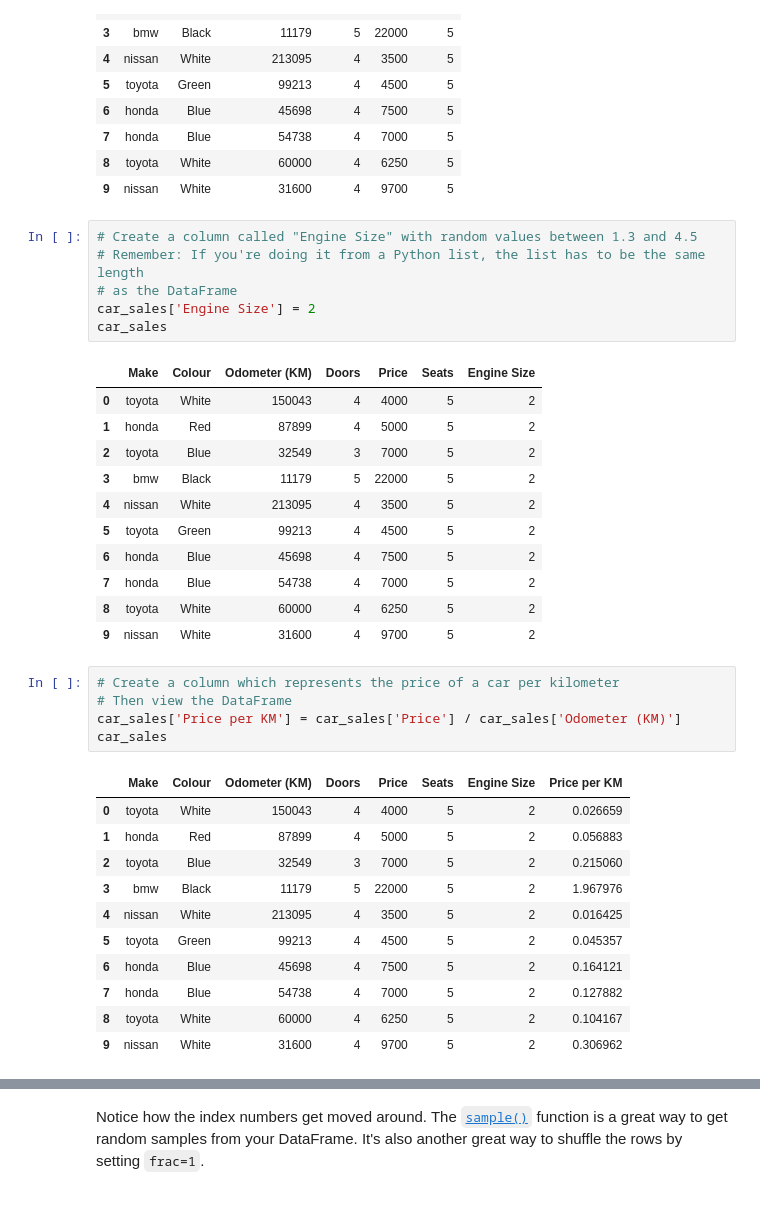
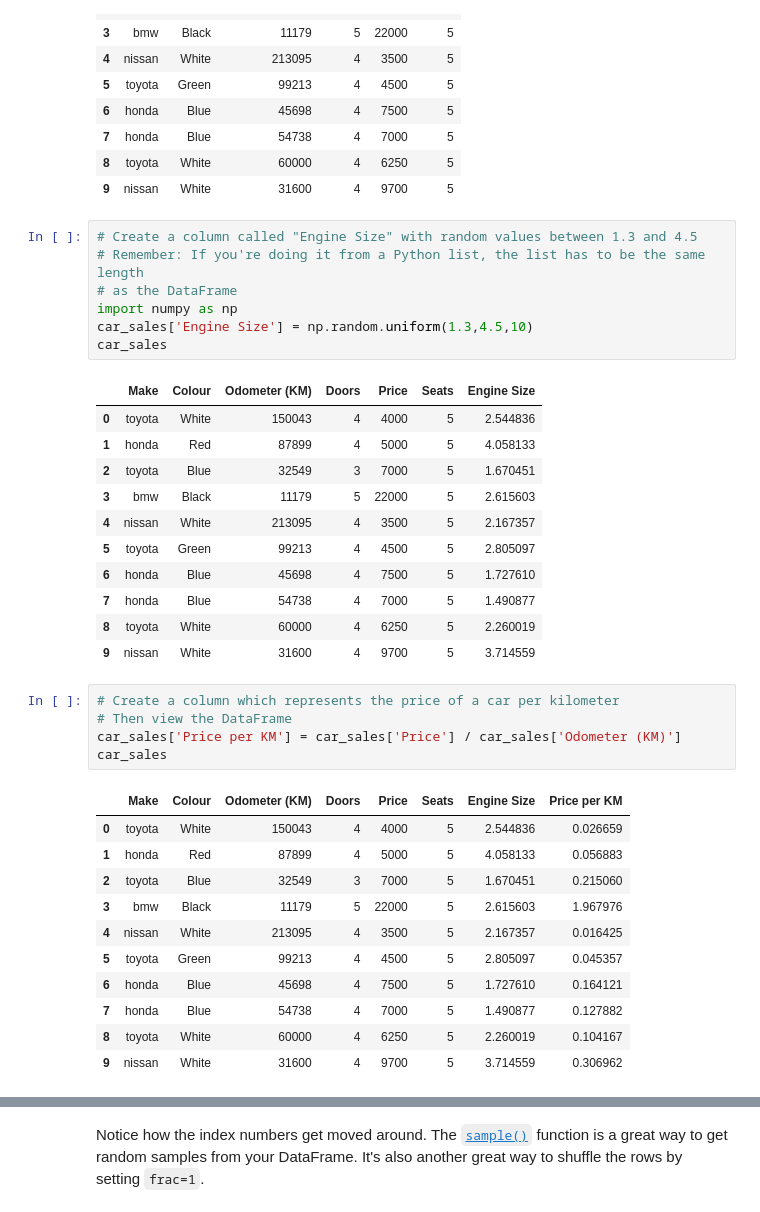
Before and after one commit to f2015537/Data-Science-Legowrk, a Jupyter notebook: ZTM-Data-Science/Pandas_Data_Analysis/pandas-exercises.ipynb, the cells around one changed output, grey strips where cells are left out. Drawn from its saved outputs; the diff is of its cells as text.

```diff
--- a/ZTM-Data-Science/Pandas_Data_Analysis/pandas-exercises.ipynb
+++ b/ZTM-Data-Science/Pandas_Data_Analysis/pandas-exercises.ipynb
@@ -397,21 +397,22 @@ car_sales
 # %%
 # Create a column called "Engine Size" with random values between 1.3 and 4.5
 # Remember: If you're doing it from a Python list, the list has to be the same length
 # as the DataFrame
-car_sales['Engine Size'] = 2
+import numpy as np
+car_sales['Engine Size'] = np.random.uniform(1.3,4.5,10)
 car_sales
 # %% [output]
 |  | Make | Colour | Odometer (KM) | Doors | Price | Seats | Engine Size |
-| 0 | toyota | White | 150043 | 4 | 4000 | 5 | 2 |
-| 1 | honda | Red | 87899 | 4 | 5000 | 5 | 2 |
-| 2 | toyota | Blue | 32549 | 3 | 7000 | 5 | 2 |
-| 3 | bmw | Black | 11179 | 5 | 22000 | 5 | 2 |
-| 4 | nissan | White | 213095 | 4 | 3500 | 5 | 2 |
-| 5 | toyota | Green | 99213 | 4 | 4500 | 5 | 2 |
-| 6 | honda | Blue | 45698 | 4 | 7500 | 5 | 2 |
-| 7 | honda | Blue | 54738 | 4 | 7000 | 5 | 2 |
-| 8 | toyota | White | 60000 | 4 | 6250 | 5 | 2 |
-| 9 | nissan | White | 31600 | 4 | 9700 | 5 | 2 |
+| 0 | toyota | White | 150043 | 4 | 4000 | 5 | 2.544836 |
+| 1 | honda | Red | 87899 | 4 | 5000 | 5 | 4.058133 |
+| 2 | toyota | Blue | 32549 | 3 | 7000 | 5 | 1.670451 |
+| 3 | bmw | Black | 11179 | 5 | 22000 | 5 | 2.615603 |
+| 4 | nissan | White | 213095 | 4 | 3500 | 5 | 2.167357 |
+| 5 | toyota | Green | 99213 | 4 | 4500 | 5 | 2.805097 |
+| 6 | honda | Blue | 45698 | 4 | 7500 | 5 | 1.727610 |
+| 7 | honda | Blue | 54738 | 4 | 7000 | 5 | 1.490877 |
+| 8 | toyota | White | 60000 | 4 | 6250 | 5 | 2.260019 |
+| 9 | nissan | White | 31600 | 4 | 9700 | 5 | 3.714559 |
 # %%
 # Create a column which represents the price of a car per kilometer
 # Then view the DataFrame
@@ -419,16 +420,16 @@ car_sales['Price per KM'] = car_sales['Price'] / car_sales['Odometer (KM)']
 car_sales
 # %% [output]
 |  | Make | Colour | Odometer (KM) | Doors | Price | Seats | Engine Size | Price per KM |
-| 0 | toyota | White | 150043 | 4 | 4000 | 5 | 2 | 0.026659 |
-| 1 | honda | Red | 87899 | 4 | 5000 | 5 | 2 | 0.056883 |
-| 2 | toyota | Blue | 32549 | 3 | 7000 | 5 | 2 | 0.215060 |
-| 3 | bmw | Black | 11179 | 5 | 22000 | 5 | 2 | 1.967976 |
-| 4 | nissan | White | 213095 | 4 | 3500 | 5 | 2 | 0.016425 |
-| 5 | toyota | Green | 99213 | 4 | 4500 | 5 | 2 | 0.045357 |
-| 6 | honda | Blue | 45698 | 4 | 7500 | 5 | 2 | 0.164121 |
-| 7 | honda | Blue | 54738 | 4 | 7000 | 5 | 2 | 0.127882 |
-| 8 | toyota | White | 60000 | 4 | 6250 | 5 | 2 | 0.104167 |
-| 9 | nissan | White | 31600 | 4 | 9700 | 5 | 2 | 0.306962 |
+| 0 | toyota | White | 150043 | 4 | 4000 | 5 | 2.544836 | 0.026659 |
+| 1 | honda | Red | 87899 | 4 | 5000 | 5 | 4.058133 | 0.056883 |
+| 2 | toyota | Blue | 32549 | 3 | 7000 | 5 | 1.670451 | 0.215060 |
+| 3 | bmw | Black | 11179 | 5 | 22000 | 5 | 2.615603 | 1.967976 |
+| 4 | nissan | White | 213095 | 4 | 3500 | 5 | 2.167357 | 0.016425 |
+| 5 | toyota | Green | 99213 | 4 | 4500 | 5 | 2.805097 | 0.045357 |
+| 6 | honda | Blue | 45698 | 4 | 7500 | 5 | 1.727610 | 0.164121 |
+| 7 | honda | Blue | 54738 | 4 | 7000 | 5 | 1.490877 | 0.127882 |
+| 8 | toyota | White | 60000 | 4 | 6250 | 5 | 2.260019 | 0.104167 |
+| 9 | nissan | White | 31600 | 4 | 9700 | 5 | 3.714559 | 0.306962 |
 # %%
 # Remove the last column you added using .drop()
 car_sales.drop('Price per KM', axis=1, inplace=True)
```
Also changed, not shown: parts of 5 cells of this notebook, 6 other files.
